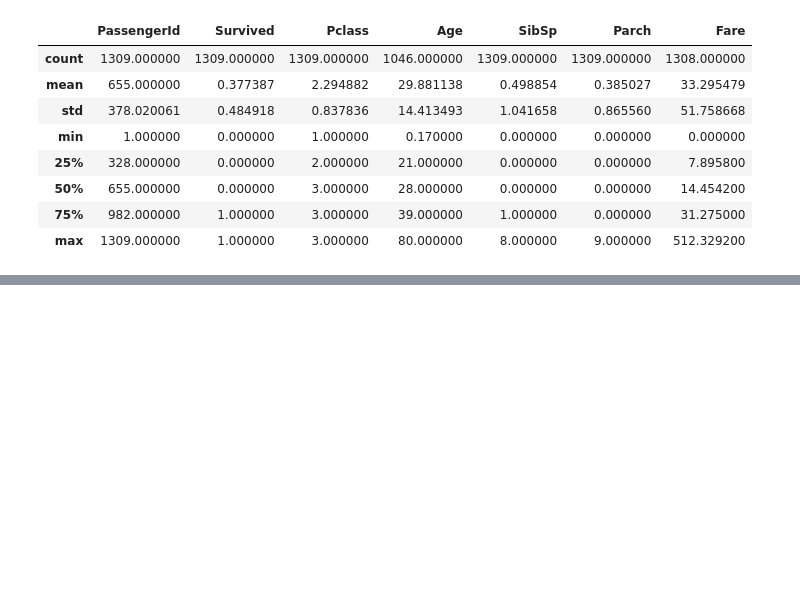
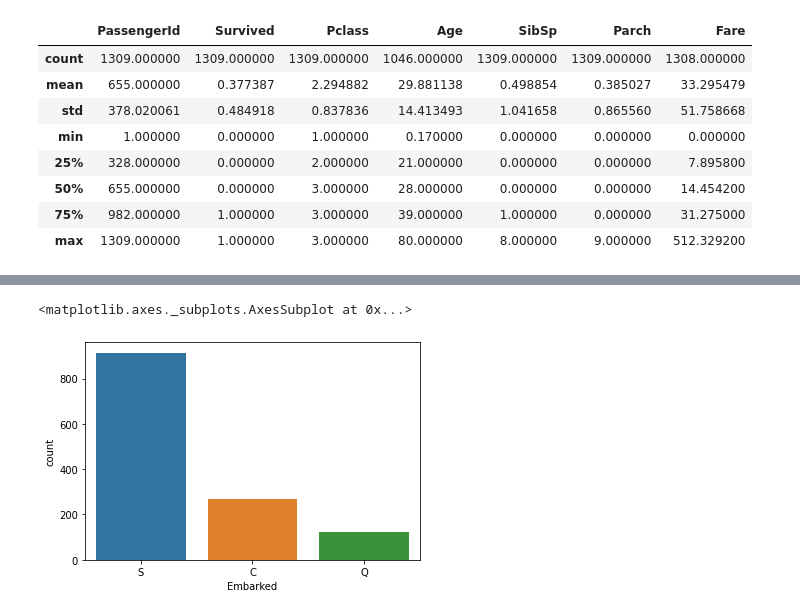
Before and after one commit to webabdullah/COLLECTED_LEARN, a Jupyter notebook: data_set_titanic(part4).ipynb, the cells around one changed output, grey strips where cells are left out. Drawn from its saved outputs; the diff is of its cells as text; code cells hidden in the pictures; blank space fills up the shorter version.

```diff
--- a/data_set_titanic(part4).ipynb
+++ b/data_set_titanic(part4).ipynb
@@ -56,0 +77,5 @@ titanic.describe()
+# %%
+countplot('Embarked')
+# %% [output]
+<matplotlib.axes._subplots.AxesSubplot at 0x...>
+[figure, added]
```
Also changed, not shown: parts of 9 cells of this notebook.
